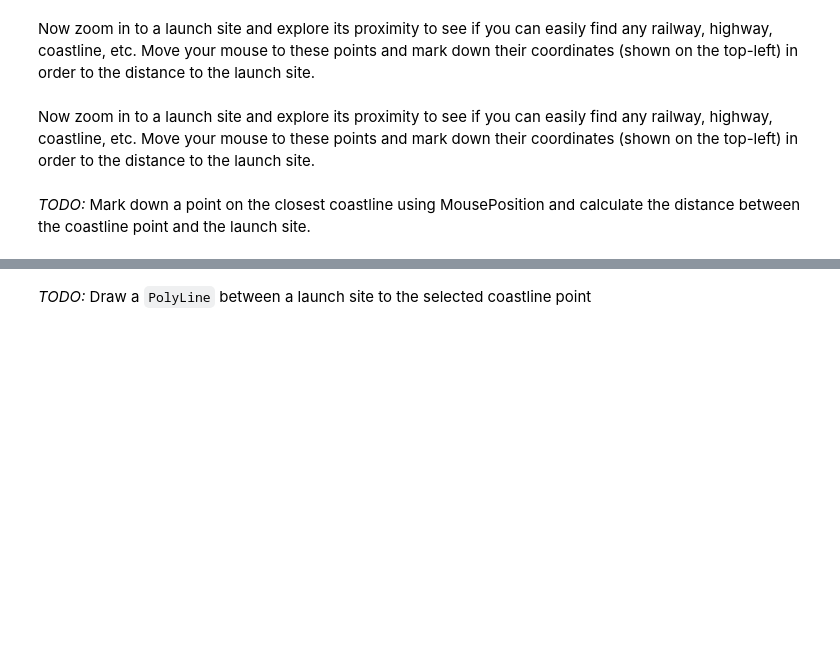
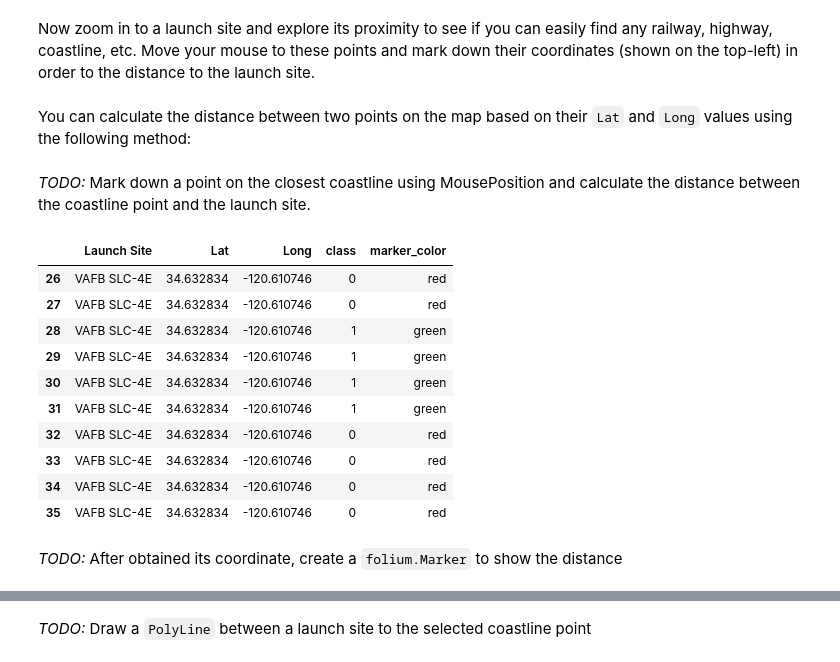
Before and after one commit to HafizRinaldi/Applied-Data-Science-Capstone_Project, a Jupyter notebook: Module 3/lab_jupyter_launch_site_location.ipynb, the cells around one changed output, grey strips where cells are left out. Cells and saved outputs as stored; diff of their text form; code cells hidden in the pictures; blank space fills up the shorter version.

```diff
--- a/Module 3/lab_jupyter_launch_site_location.ipynb
+++ b/Module 3/lab_jupyter_launch_site_location.ipynb
@@ -79,12 +60,7 @@ First, let's try to add each site's location on a map using site's latitude and
 The following dataset with the name `spacex_launch_geo.csv` is an augmented dataset with latitude and longitude added for each site.
 # %%
 # Download and read the `spacex_launch_geo.csv`
-from js import fetch
-import io
-
-URL = 'https://cf-courses-data.s3.us.cloud-object-storage.appdomain.cloud/IBM-DS0321EN-SkillsNetwork/datasets/spacex_launch_geo.csv'
-resp = await fetch(URL)
-spacex_csv_file = io.BytesIO((await resp.arrayBuffer()).to_py())
+spacex_csv_file = wget.download('https://cf-courses-data.s3.us.cloud-object-storage.appdomain.cloud/IBM-DS0321EN-SkillsNetwork/datasets/spacex_launch_geo.csv')
 spacex_df=pd.read_csv(spacex_csv_file)
 # %% [markdown]
 Now, you can take a look at what are the coordinates for each site.
@@ -192,7 +190,5 @@ marker_cluster = MarkerCluster()
 # %%
+
 # Apply a function to check the value of `class` column
-# Create a new 'marker_color' column
-# If class=1, the marker color will be green
-# If class=0, the marker color will be red
-spacex_df['marker_color'] = spacex_df['class'].apply(lambda x: 'green' if x == 1 else 'red')
-spacex_df.tail(10)
+# If class=1, marker_color value will be green
+# If class=0, marker_color value will be red
@@ -210,0 +195,10 @@ spacex_df.tail(10)
+# %%
+# Function to assign color to launch outcome
+def assign_marker_color(launch_outcome):
+    if launch_outcome == 1:
+        return 'green'
+    else:
+        return 'red'
+
+spacex_df['marker_color'] = spacex_df['class'].apply(assign_marker_color)
+spacex_df.tail(10)
@@ -268,8 +282,8 @@ site_map
 [interactive output not drawn]
 # %% [markdown]
 Now zoom in to a launch site and explore its proximity to see if you can easily find any railway, highway, coastline, etc. Move your mouse to these points and mark down their coordinates (shown on the top-left) in order to the distance to the launch site.
-# %% [markdown]
-Now zoom in to a launch site and explore its proximity to see if you can easily find any railway, highway, coastline, etc. Move your mouse to these points and mark down their coordinates (shown on the top-left) in order to the distance to the launch site.
+# %% [markdown]
+You can calculate the distance between two points on the map based on their `Lat` and `Long` values using the following method:
 # %%
 from math import sin, cos, sqrt, atan2, radians
 
@@ -292,6 +306,20 @@ def calculate_distance(lat1, lon1, lat2, lon2):
     return distance
 # %% [markdown]
 *TODO:* Mark down a point on the closest coastline using MousePosition and calculate the distance between the coastline point and the launch site.
+# %%
+spacex_df[spacex_df['Launch Site'] == 'VAFB SLC-4E']
+# %% [output]
+|  | Launch Site | Lat | Long | class | marker_color |
+| 26 | VAFB SLC-4E | 34.632834 | -120.610746 | 0 | red |
+| 27 | VAFB SLC-4E | 34.632834 | -120.610746 | 0 | red |
+| 28 | VAFB SLC-4E | 34.632834 | -120.610746 | 1 | green |
+| 29 | VAFB SLC-4E | 34.632834 | -120.610746 | 1 | green |
+| 30 | VAFB SLC-4E | 34.632834 | -120.610746 | 1 | green |
+| 31 | VAFB SLC-4E | 34.632834 | -120.610746 | 1 | green |
+| 32 | VAFB SLC-4E | 34.632834 | -120.610746 | 0 | red |
+| 33 | VAFB SLC-4E | 34.632834 | -120.610746 | 0 | red |
+| 34 | VAFB SLC-4E | 34.632834 | -120.610746 | 0 | red |
+| 35 | VAFB SLC-4E | 34.632834 | -120.610746 | 0 | red |
 # %%
 # find coordinate of the closet coastline
 # e.g.,: Lat: 28.56367  Lon: -80.57163
@@ -299,3 +334,5 @@ def calculate_distance(lat1, lon1, lat2, lon2):
+# %% [markdown]
+*TODO:* After obtained its coordinate, create a `folium.Marker` to show the distance
 # %%
 # Create and add a folium.Marker on your selected closest coastline point on the map
 # Display the distance between coastline point and launch site using the icon property
```
Also changed, not shown: parts of 38 cells of this notebook.
